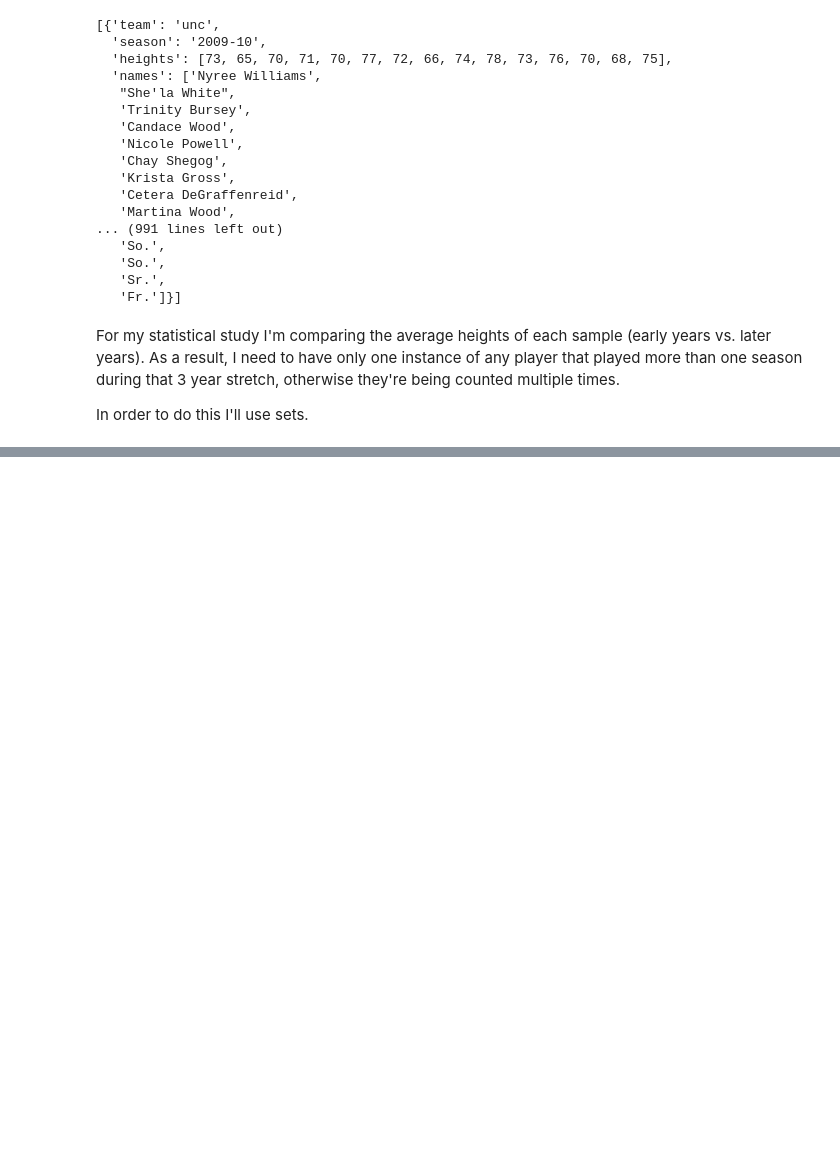
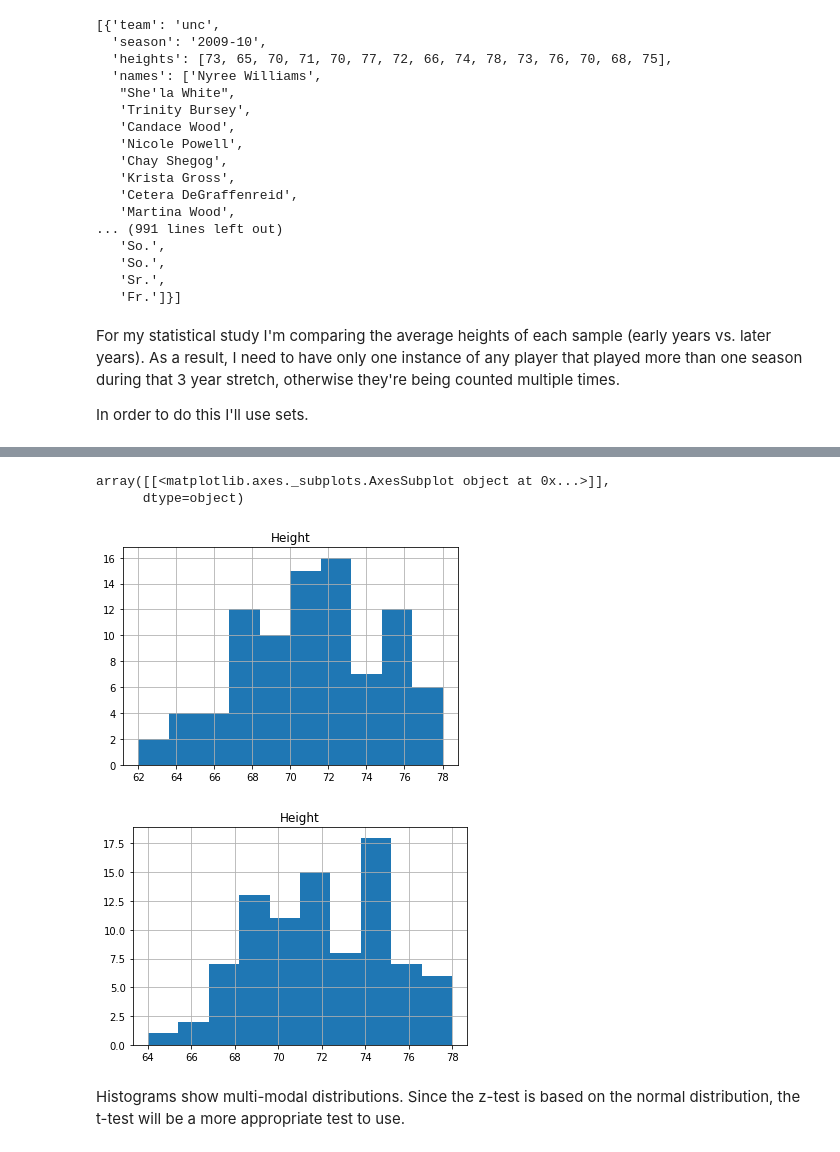
Before and after one commit to cricks3/wbb-heights, a Jupyter notebook: webscraping/webscraping.ipynb, the cells around one changed output, grey strips where cells are left out. Saved outputs shown, nothing was run; the diff lists cells and outputs as text; code cells hidden in the pictures; blank space fills up the shorter version.

```diff
--- a/webscraping/webscraping.ipynb
+++ b/webscraping/webscraping.ipynb
@@ -287,0 +250,15 @@ df_late[df_late['Team'] == 'nc_state']
+# %%
+import matplotlib.pyplot as plt
+%matplotlib inline
+
+from scipy import stats
+
+df_early.hist(column='Height')
+df_late.hist(column='Height')
+# %% [output]
+array([[<matplotlib.axes._subplots.AxesSubplot object at 0x...>]],
+      dtype=object)
+[figure, added]
+[figure, added]
+# %% [markdown]
+Histograms show multi-modal distributions.  Since the z-test is based on the normal distribution, the t-test will be a more appropriate test to use.
```
Also changed, not shown: parts of 7 cells of this notebook.
